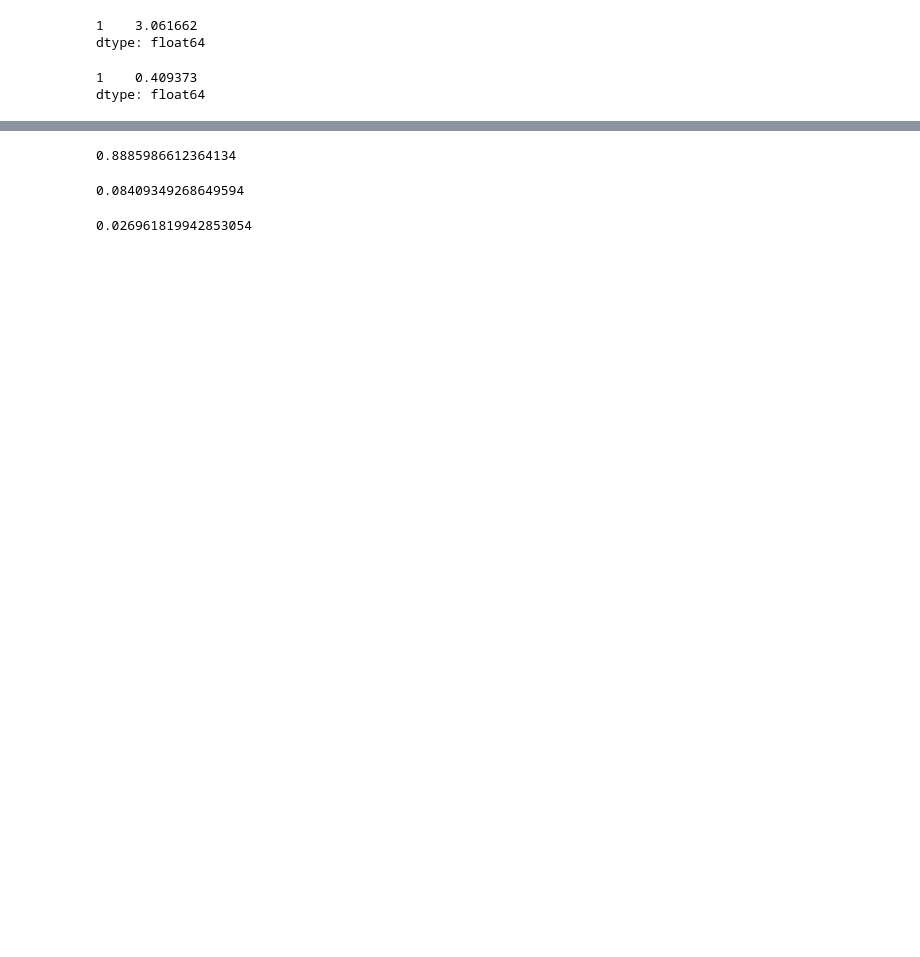
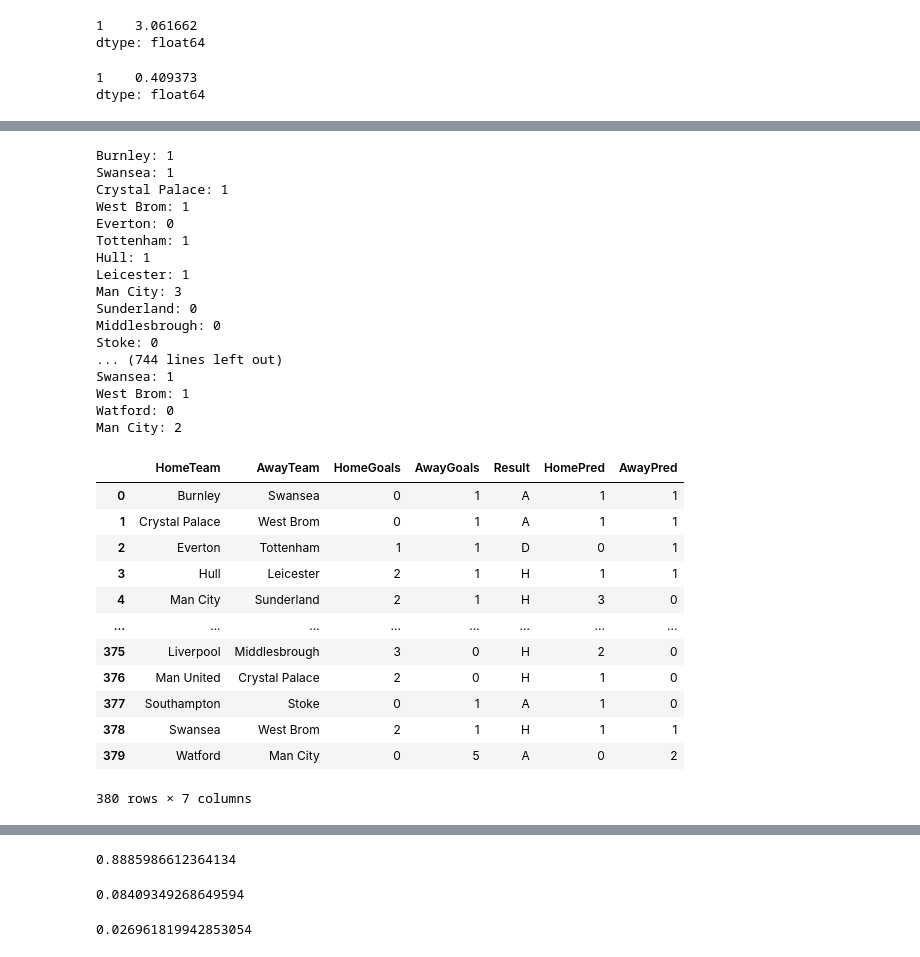
Before and after one commit to roncv/FootballForecasting, a Jupyter notebook: FootballForecasting.ipynb, the cells around one changed output, grey strips where cells are left out. Cells and saved outputs as stored; diff of their text form; code cells hidden in the pictures; blank space fills up the shorter version.

```diff
--- a/FootballForecasting.ipynb
+++ b/FootballForecasting.ipynb
@@ -218,0 +332,54 @@ array([[0.03108485, 0.01272529, 0.00260469, 0.00035543],
+# %%
+
+
+def simulate_test(x):
+
+    data = x
+
+    data['HomePred'] = [0] * len(data)
+    data['AwayPred'] = [0] * len(data)
+
+    for i in range(len(data)):
+        homeTeam = data['HomeTeam'][i]
+        awayTeam = data['AwayTeam'][i]
+
+        simulate_match_clean(homeTeam, awayTeam)
+        data.loc[i, 'HomePred'] = int(h)
+        data.loc[i, 'AwayPred'] = int(a)
+
+    pd.DataFrame.from_dict(data)
+
+    return(data)
+
+simulate_test(epl_1617)
+# %% [output]
+Burnley: 1
+Swansea: 1
+Crystal Palace: 1
+West Brom: 1
+Everton: 0
+Tottenham: 1
+Hull: 1
+Leicester: 1
+Man City: 3
+Sunderland: 0
+Middlesbrough: 0
+Stoke: 0
+... (744 lines left out)
+Swansea: 1
+West Brom: 1
+Watford: 0
+Man City: 2
+|  | HomeTeam | AwayTeam | HomeGoals | AwayGoals | Result | HomePred | AwayPred |
+| 0 | Burnley | Swansea | 0 | 1 | A | 1 | 1 |
+| 1 | Crystal Palace | West Brom | 0 | 1 | A | 1 | 1 |
+| 2 | Everton | Tottenham | 1 | 1 | D | 0 | 1 |
+| 3 | Hull | Leicester | 2 | 1 | H | 1 | 1 |
+| 4 | Man City | Sunderland | 2 | 1 | H | 3 | 0 |
+| ... | ... | ... | ... | ... | ... | ... | ... |
+| 375 | Liverpool | Middlesbrough | 3 | 0 | H | 2 | 0 |
+| 376 | Man United | Crystal Palace | 2 | 0 | H | 1 | 0 |
+| 377 | Southampton | Stoke | 0 | 1 | A | 1 | 0 |
+| 378 | Swansea | West Brom | 2 | 1 | H | 1 | 1 |
+| 379 | Watford | Man City | 0 | 5 | A | 0 | 2 |
+380 rows × 7 columns
```
Also changed, not shown: parts of 29 cells of this notebook.
